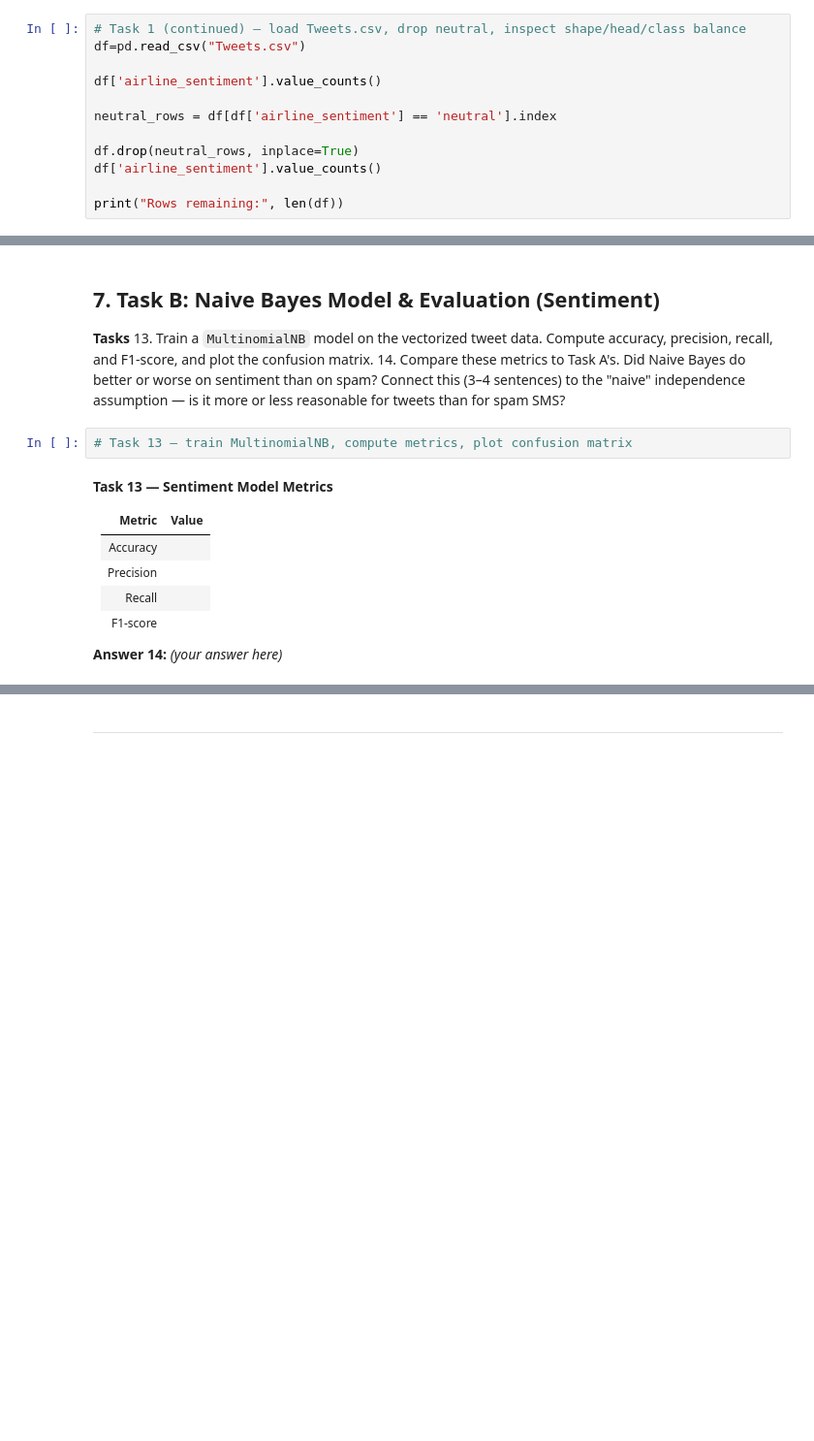
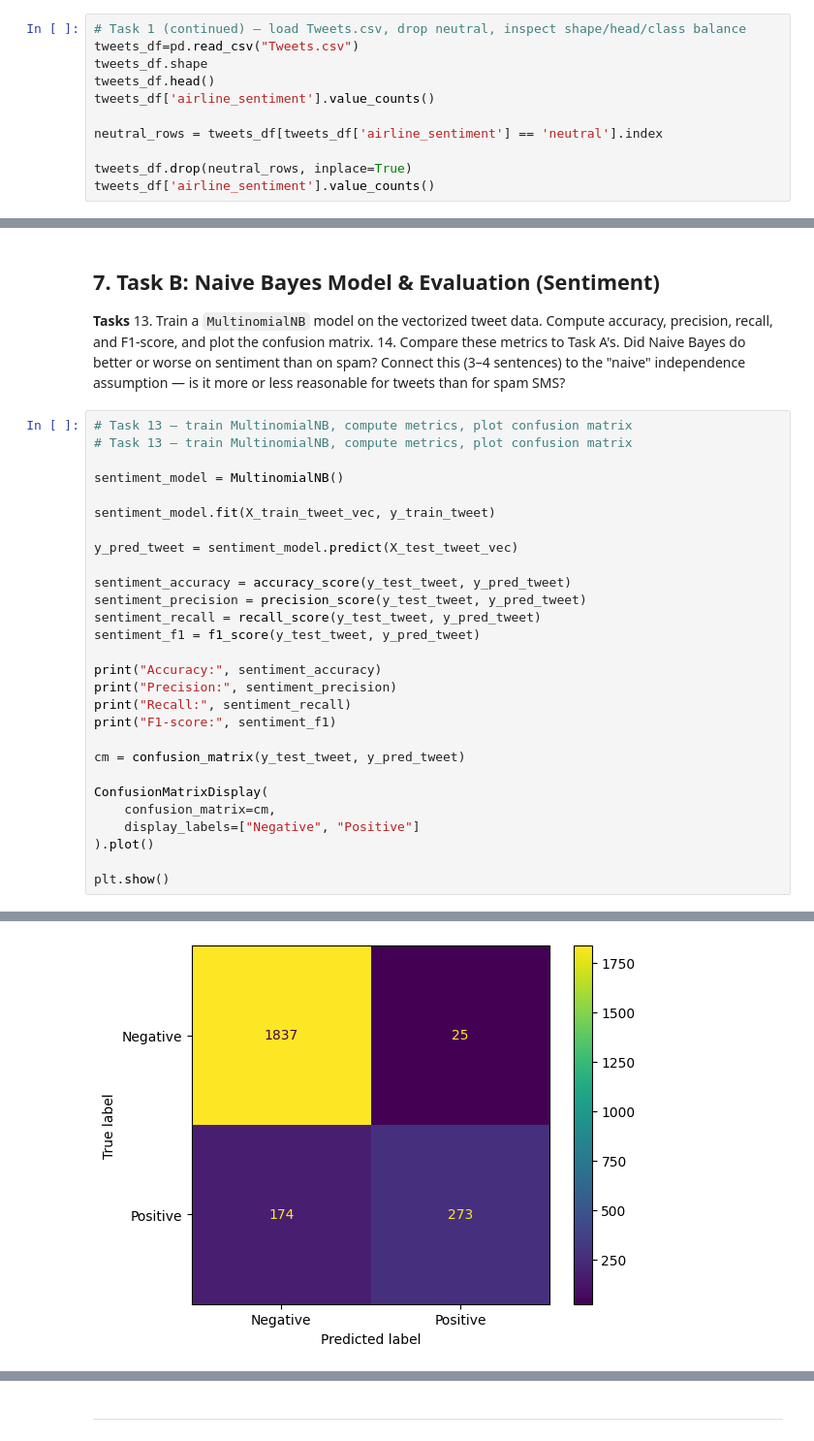
Before and after one commit to mehtabahmeddev/MACHINE-LEARNING, a Jupyter notebook: Lab-07/week7_ML_FA26.ipynb, the cells around one changed output, grey strips where cells are left out. Shown at 97% size. Drawn from its saved outputs; the diff is of its cells as text; blank space fills up the shorter version.

```diff
--- a/Lab-07/week7_ML_FA26.ipynb
+++ b/Lab-07/week7_ML_FA26.ipynb
@@ -58,14 +58,13 @@ df.head()
 | 4 | ham | Nah I don't think he goes to usf,... | NaN | NaN | NaN |
 # %%
 # Task 1 (continued) — load Tweets.csv, drop neutral, inspect shape/head/class balance
-df=pd.read_csv("Tweets.csv")
+tweets_df=pd.read_csv("Tweets.csv")
+tweets_df.shape
+tweets_df.head()
+tweets_df['airline_sentiment'].value_counts()
 
-df['airline_sentiment'].value_counts()
+neutral_rows = tweets_df[tweets_df['airline_sentiment'] == 'neutral'].index
 
-neutral_rows = df[df['airline_sentiment'] == 'neutral'].index
-
-df.drop(neutral_rows, inplace=True)
-df['airline_sentiment'].value_counts()
-
-print("Rows remaining:", len(df))
+tweets_df.drop(neutral_rows, inplace=True)
+tweets_df['airline_sentiment'].value_counts()
 # %% [output]
@@ -178,17 +339,32 @@ _(your answer here)_
 **Tasks**
 13. Train a `MultinomialNB` model on the vectorized tweet data. Compute accuracy, precision, recall, and F1-score, and plot the confusion matrix.
 14. Compare these metrics to Task A's. Did Naive Bayes do better or worse on sentiment than on spam? Connect this (3–4 sentences) to the "naive" independence assumption — is it more or less reasonable for tweets than for spam SMS?
-# %%
-# Task 13 — train MultinomialNB, compute metrics, plot confusion matrix
-# %% [markdown]
-**Task 13 — Sentiment Model Metrics**
-
-| Metric | Value |
-|---|---|
-| Accuracy | |
-| Precision | |
-| Recall | |
-| F1-score | |
-
-**Answer 14:**
-_(your answer here)_
+# %%
+# Task 13 — train MultinomialNB, compute metrics, plot confusion matrix
+# Task 13 — train MultinomialNB, compute metrics, plot confusion matrix
+
+sentiment_model = MultinomialNB()
+
+sentiment_model.fit(X_train_tweet_vec, y_train_tweet)
+
+y_pred_tweet = sentiment_model.predict(X_test_tweet_vec)
+
+sentiment_accuracy = accuracy_score(y_test_tweet, y_pred_tweet)
+sentiment_precision = precision_score(y_test_tweet, y_pred_tweet)
+sentiment_recall = recall_score(y_test_tweet, y_pred_tweet)
+sentiment_f1 = f1_score(y_test_tweet, y_pred_tweet)
+
+print("Accuracy:", sentiment_accuracy)
+print("Precision:", sentiment_precision)
+print("Recall:", sentiment_recall)
+print("F1-score:", sentiment_f1)
+
+cm = confusion_matrix(y_test_tweet, y_pred_tweet)
+
+ConfusionMatrixDisplay(
+    confusion_matrix=cm,
+    display_labels=["Negative", "Positive"]
+).plot()
+
+plt.show()
+# %% [output]
@@ -194,0 +375 @@ _(your answer here)_
+[figure, added]
```
Also changed, not shown: parts of 39 cells of this notebook.
